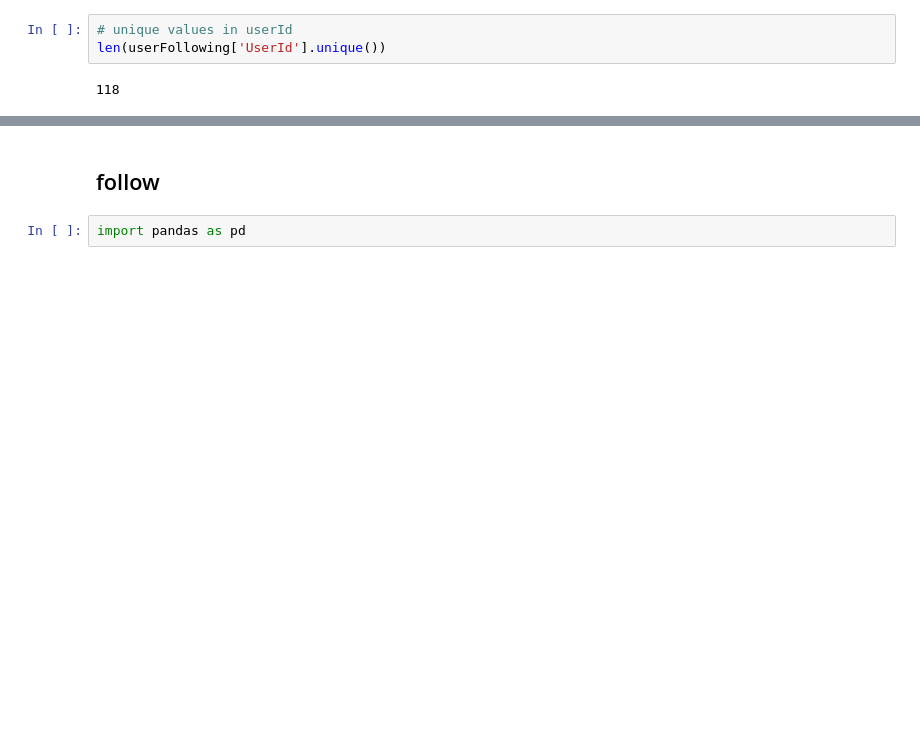
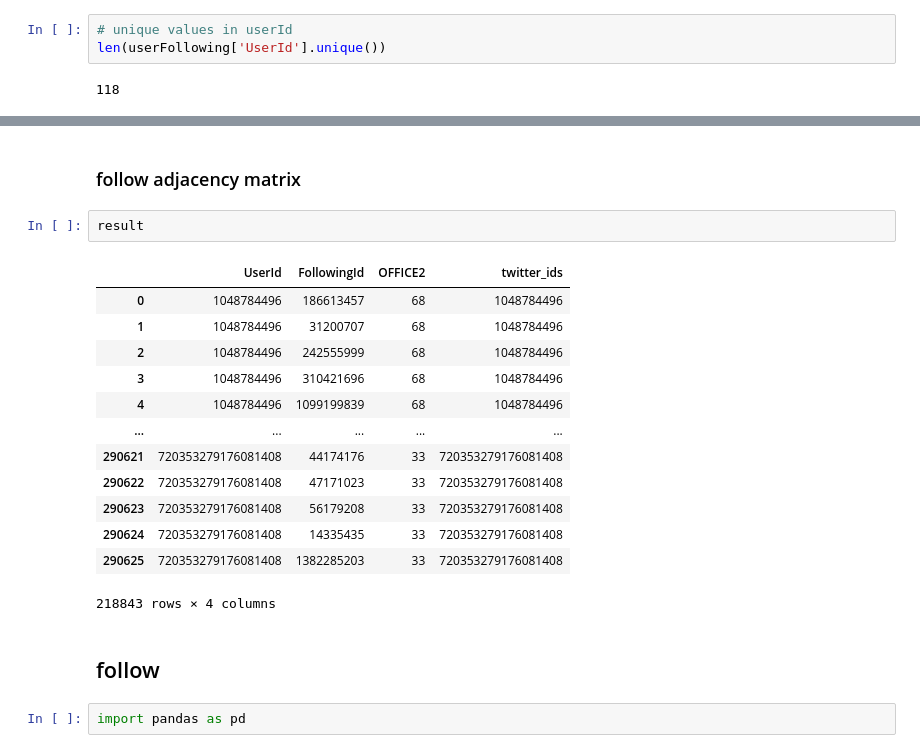
Before and after one commit to CEL-lab/multilayer_polarization, a Jupyter notebook: data/reciprocity_new.ipynb, the cells around one changed output, grey strips where cells are left out. Drawn from its saved outputs; the diff is of its cells as text; blank space fills up the shorter version.

```diff
--- a/data/reciprocity_new.ipynb
+++ b/data/reciprocity_new.ipynb
@@ -50,3 +110,21 @@ len(userFollowing['UserId'].unique())
+# %% [markdown]
+### follow adjacency matrix
+# %%
+result
+# %% [output]
+|  | UserId | FollowingId | OFFICE2 | twitter_ids |
+| 0 | 1048784496 | 186613457 | 68 | 1048784496 |
+| 1 | 1048784496 | 31200707 | 68 | 1048784496 |
+| 2 | 1048784496 | 242555999 | 68 | 1048784496 |
+| 3 | 1048784496 | 310421696 | 68 | 1048784496 |
+| 4 | 1048784496 | 1099199839 | 68 | 1048784496 |
+| ... | ... | ... | ... | ... |
+| 290621 | 720353279176081408 | 44174176 | 33 | 720353279176081408 |
+| 290622 | 720353279176081408 | 47171023 | 33 | 720353279176081408 |
+| 290623 | 720353279176081408 | 56179208 | 33 | 720353279176081408 |
+| 290624 | 720353279176081408 | 14335435 | 33 | 720353279176081408 |
+| 290625 | 720353279176081408 | 1382285203 | 33 | 720353279176081408 |
+218843 rows × 4 columns
 # %% [markdown]
 ## follow
 # %%
```
Also changed, not shown: parts of 9 cells of this notebook, 3 other files.
